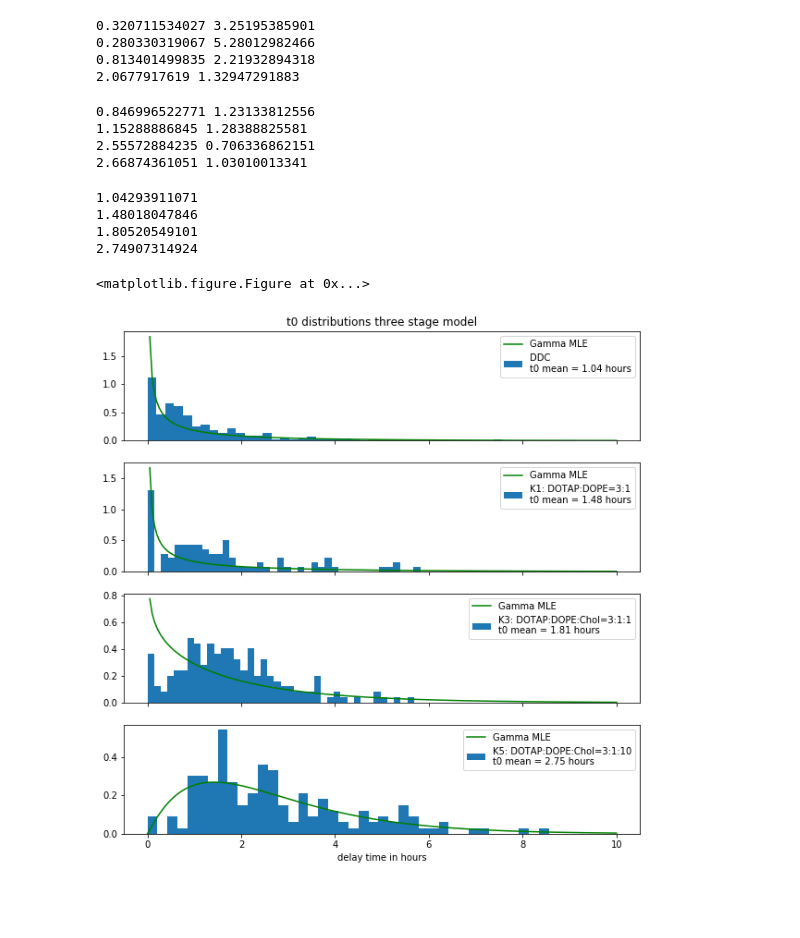
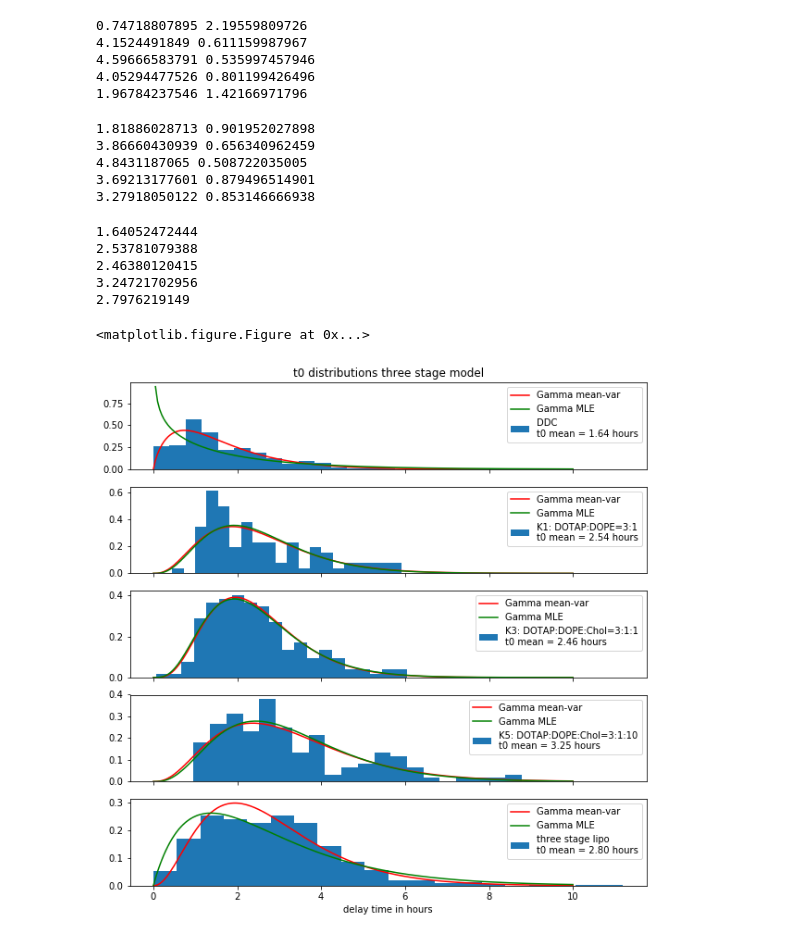
Before and after one commit to hstrey/mRNA-analysis, a Jupyter notebook: t0_distributions.ipynb, the cells around one changed output. Cells and saved outputs as stored; diff of their text form; code cells hidden in the pictures; blank space fills up the shorter version.

```diff
--- a/t0_distributions.ipynb
+++ b/t0_distributions.ipynb
@@ -176,11 +177,16 @@ k3_gamma = sps.gamma.pdf(x=tp,a=kk3,scale=theta_k3)
 kk5,theta_k5 = MLE_gamma(k5_t0_three)
 print(kk5,theta_k5)
 k5_gamma = sps.gamma.pdf(x=tp,a=kk5,scale=theta_k5)
+
+klipo,theta_lipo = MLE_gamma(lipo_t0_three_all)
+print(klipo,theta_lipo)
+lipo_gamma = sps.gamma.pdf(x=tp,a=klipo,scale=theta_lipo)
 # %% [output]
-0.320711534027 3.25195385901
-0.280330319067 5.28012982466
-0.813401499835 2.21932894318
-2.0677917619 1.32947291883
+0.74718807895 2.19559809726
+4.1524491849 0.611159987967
+4.59666583791 0.535997457946
+4.05294477526 0.801199426496
+1.96784237546 1.42166971796
 # %%
 # let estimate gamma parameters by mean and variance
 ddcvar = ddc_t0_three.std()**2
@@ -217,11 +223,21 @@ k5_k = k5mean/k5_theta
 print(k5_k,k5_theta)
 
 k5_gamma2 = sps.gamma.pdf(x=tp,a=k5_k,scale=k5_theta)
+
+lipovar = lipo_t0_three_all.std()**2
+lipomean = lipo_t0_three_all.mean()
+
+lipo_theta = lipovar/lipomean
+lipo_k = lipomean/lipo_theta
+print(lipo_k,lipo_theta)
+
+lipo_gamma2 = sps.gamma.pdf(x=tp,a=lipo_k,scale=lipo_theta)
 # %% [output]
-0.846996522771 1.23133812556
-1.15288886845 1.28388825581
-2.55572884235 0.706336862151
-2.66874361051 1.03010013341
+1.81886028713 0.901952027898
+3.86660430939 0.656340962459
+4.8431187065 0.508722035005
+3.69213177601 0.879496514901
+3.27918050122 0.853146666938
 # %%
 # lets also try a lognormal distribution
 def MLE_lognormal(data):
@@ -243,38 +259,44 @@ k5_lognormal = sps.lognorm.pdf(x=tp,s=sigma_k5,scale=np.exp(mu_k5))
 # %%
 plt.figure()
 # Two subplots, the axes array is 1-d
-f, axarr = plt.subplots(4, sharex=True,figsize=(10,10))
+f, axarr = plt.subplots(5, sharex=True,figsize=(10,10))
 axarr[0].set_title('t0 distributions three stage model')
-axarr[0].hist(ddc_t0_three, bins=40,normed=True,label='DDC\nt0 mean = 1.04 hours')
-#axarr[0].plot(tp,ddc_gamma2,"r",label="Gamma mean-var")
+axarr[0].hist(ddc_t0_three, bins=20,normed=True,label='DDC\nt0 mean = 1.64 hours')
+axarr[0].plot(tp,ddc_gamma2,"r",label="Gamma mean-var")
 axarr[0].plot(tp,ddc_gamma,"g",label="Gamma MLE")
 #axarr[0].plot(tp,ddc_lognormal,"k",label="Lognormal MLE")
 axarr[0].legend()
-axarr[1].hist(k1_t0_three, bins=40,normed=True,label='K1: DOTAP:DOPE=3:1\nt0 mean = 1.48 hours')
-#axarr[1].plot(tp,k1_gamma2,"r",label="Gamma mean-var")
+axarr[1].hist(k1_t0_three, bins=20,normed=True,label='K1: DOTAP:DOPE=3:1\nt0 mean = 2.54 hours')
+axarr[1].plot(tp,k1_gamma2,"r",label="Gamma mean-var")
 axarr[1].plot(tp,k1_gamma,"g",label="Gamma MLE")
 #axarr[1].plot(tp,k1_lognormal,"k",label="Lognormal MLE")
 axarr[1].legend()
-axarr[2].hist(k3_t0_three,bins=40,normed=True,label='K3: DOTAP:DOPE:Chol=3:1:1\nt0 mean = 1.81 hours')
-#axarr[2].plot(tp,k3_gamma2,"r",label="Gamma mean-var")
+axarr[2].hist(k3_t0_three,bins=20,normed=True,label='K3: DOTAP:DOPE:Chol=3:1:1\nt0 mean = 2.46 hours')
+axarr[2].plot(tp,k3_gamma2,"r",label="Gamma mean-var")
 axarr[2].plot(tp,k3_gamma,"g",label="Gamma MLE")
 #axarr[2].plot(tp,k3_lognormal,"k",label="Lognormal MLE")
 axarr[2].legend()
-axarr[3].hist(k5_t0_three,bins=40,normed=True,label='K5: DOTAP:DOPE:Chol=3:1:10\nt0 mean = 2.75 hours')
-#axarr[3].plot(tp,k5_gamma2,"r",label="Gamma mean-var")
+axarr[3].hist(k5_t0_three,bins=20,normed=True,label='K5: DOTAP:DOPE:Chol=3:1:10\nt0 mean = 3.25 hours')
+axarr[3].plot(tp,k5_gamma2,"r",label="Gamma mean-var")
 axarr[3].plot(tp,k5_gamma,"g",label="Gamma MLE")
 #axarr[3].plot(tp,k5_lognormal,"k",label="Lognormal MLE")
 axarr[3].legend()
+axarr[4].hist(lipo_t0_three_all,bins=20,normed=True,label='three stage lipo\nt0 mean = 2.80 hours')
+axarr[4].plot(tp,lipo_gamma2,"r",label="Gamma mean-var")
+axarr[4].plot(tp,lipo_gamma,"g",label="Gamma MLE")
+axarr[4].legend()
 
 plt.xlabel("delay time in hours")
 print(ddc_t0_three.mean())
 print(k1_t0_three.mean())
 print(k3_t0_three.mean())
 print(k5_t0_three.mean())
+print(lipo_t0_three_all.mean())
 # %% [output]
-1.04293911071
-1.48018047846
-1.80520549101
-2.74907314924
+1.64052472444
+2.53781079388
+2.46380120415
+3.24721702956
+2.7976219149
 <matplotlib.figure.Figure at 0x...>
-[figure, old version]
+[figure, new version]
```
Also changed, not shown: parts of 19 cells of this notebook, 20 other files.
